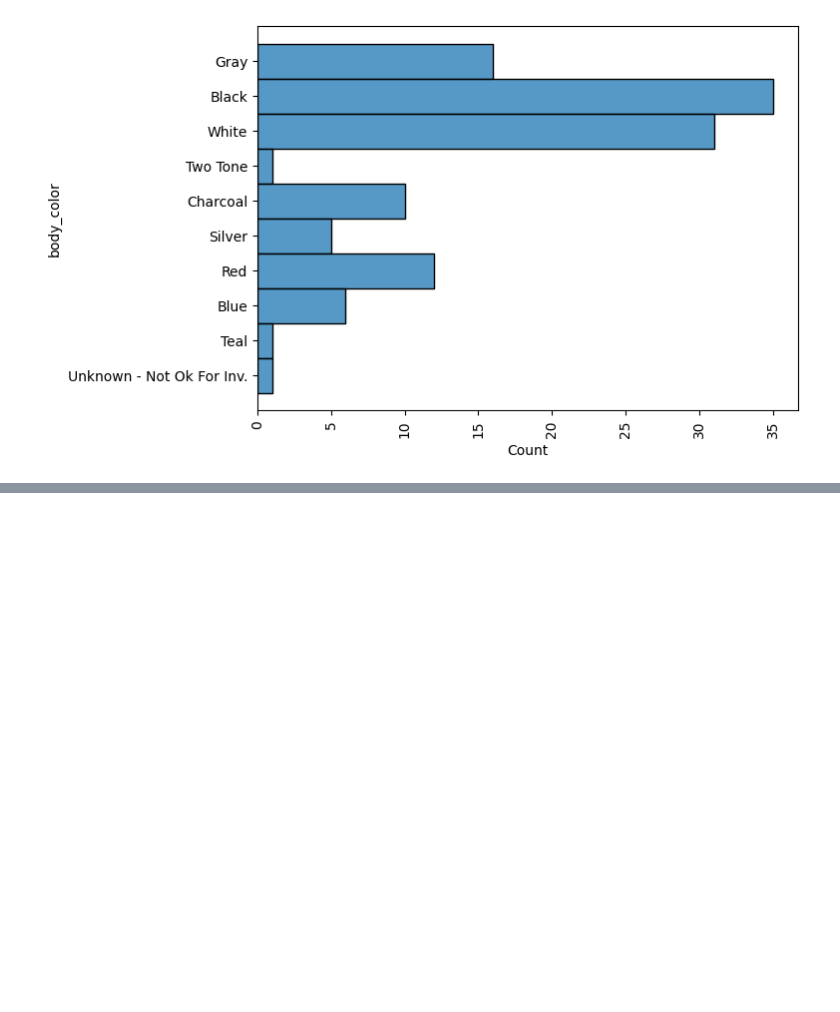
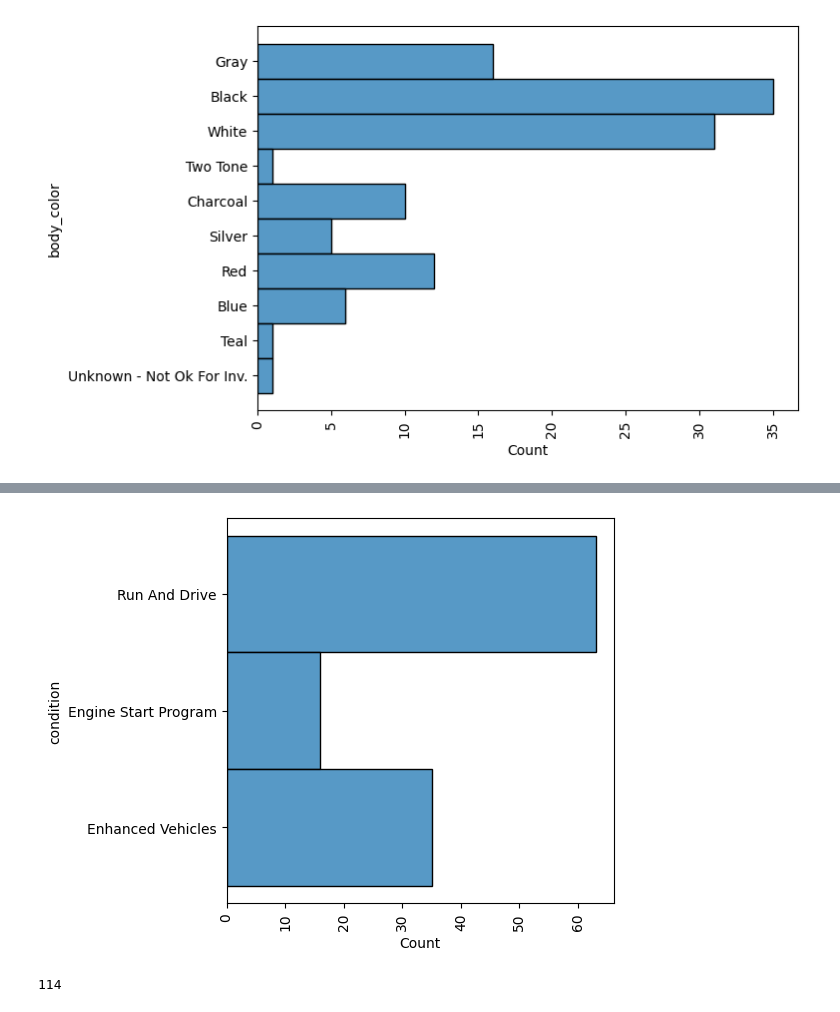
Before and after one commit to areg-hovakimyan/car-data, a Jupyter notebook: parsing_saled_car_data.ipynb, the cells around one changed output, grey strips where cells are left out. Drawn from its saved outputs; the diff is of its cells as text; code cells hidden in the pictures; blank space fills up the shorter version.

```diff
--- a/parsing_saled_car_data.ipynb
+++ b/parsing_saled_car_data.ipynb
@@ -207,0 +226,9 @@ plt.show()
+# %%
+plt.figure(figsize = (5, 5))
+plot = sns.histplot(data = df, y = 'condition')
+plot.set_xticklabels(plot.get_xticklabels(),rotation = 90)
+plt.show()
+len(df)
+# %% [output]
+[figure, added]
+114
```
Also changed, not shown: parts of 7 cells of this notebook.
